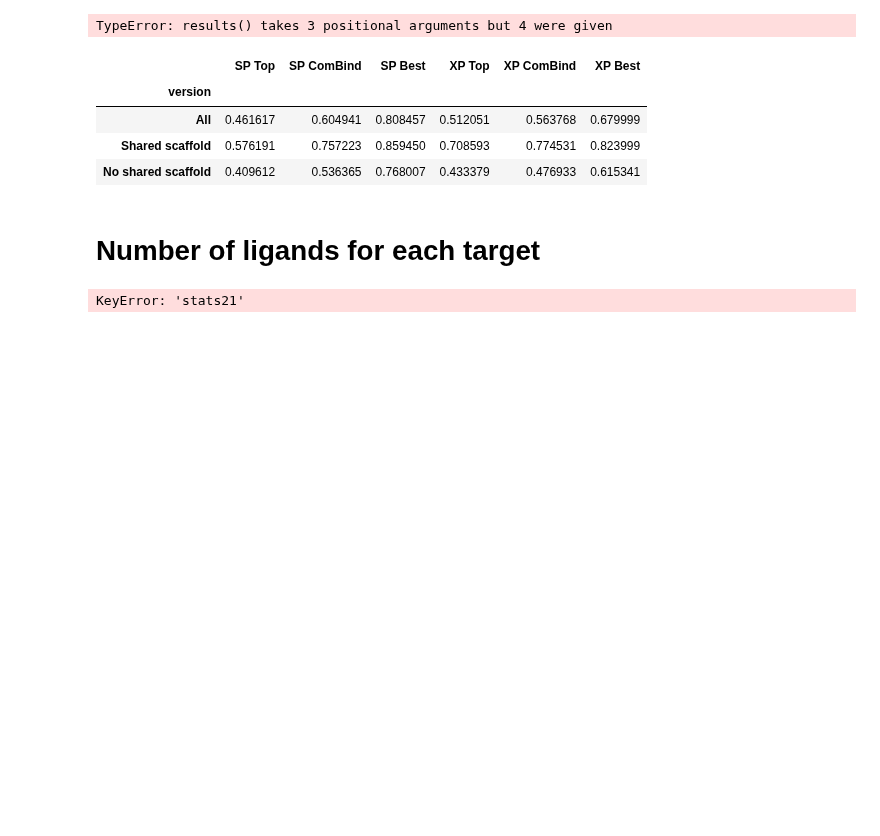
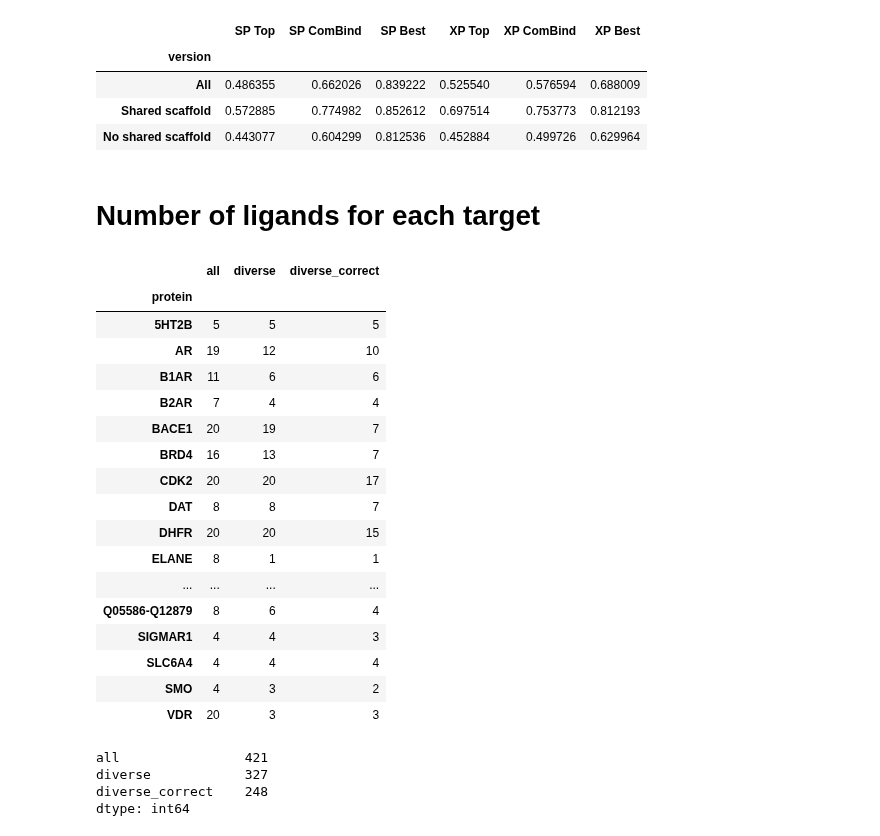
Before and after one commit to orangese/combind_multistruct_benchmarking, a Jupyter notebook: notebooks/paper/docking_performance_table.ipynb, the cells around one changed output. Saved outputs shown, nothing was run; the diff lists cells and outputs as text; code cells hidden in the pictures; blank space fills up the shorter version.

```diff
--- a/notebooks/paper/docking_performance_table.ipynb
+++ b/notebooks/paper/docking_performance_table.ipynb
@@ -43,43 +34,59 @@ def results(mcss_func, name, aggregate):
     family.set_index(['version', 'family'], inplace = True)
     return drug_average(family)
 # %%
-pd.concat([results(lambda x: x > -1, 'All', 'target', mcss),
-           results(lambda x: x >= 0.5, 'Shared scaffold', 'target'),
-           results(lambda x: x < 0.5, 'No shared scaffold', 'target')])
+pd.concat([results(lambda x: x > -1, 'All'),
+           results(lambda x: x >= 0.5, 'Shared scaffold'),
+           results(lambda x: x < 0.5, 'No shared scaffold')])
 # %% [output]
-TypeError: results() takes 3 positional arguments but 4 were given
+|  | SP Top | SP ComBind | SP Best | XP Top | XP ComBind | XP Best |
+| version |  |  |  |  |  |  |
+| All | 0.486355 | 0.662026 | 0.839222 | 0.525540 | 0.576594 | 0.688009 |
+| Shared scaffold | 0.572885 | 0.774982 | 0.852612 | 0.697514 | 0.753773 | 0.812193 |
+| No shared scaffold | 0.443077 | 0.604299 | 0.812536 | 0.452884 | 0.499726 | 0.629964 |
-# %%
-pd.concat([results(lambda x: x > -1, 'All', 'ligand'),
-           results(lambda x: x >= 0.5, 'Shared scaffold', 'ligand'),
-           results(lambda x: x < 0.5, 'No shared scaffold', 'ligand')])
-# %% [output]
-|  | SP Top | SP ComBind | SP Best | XP Top | XP ComBind | XP Best |
-| version |  |  |  |  |  |  |
-| All | 0.461617 | 0.604941 | 0.808457 | 0.512051 | 0.563768 | 0.679999 |
-| Shared scaffold | 0.576191 | 0.757223 | 0.859450 | 0.708593 | 0.774531 | 0.823999 |
-| No shared scaffold | 0.409612 | 0.536365 | 0.768007 | 0.433379 | 0.476933 | 0.615341 |
 # %% [markdown]
 # Number of ligands for each target
 # %%
-data = pd.concat(load(version, helpers, mcss) for version in [sp, xp])
+data = get_data('pdb', 'sp', False)
 data = add_correct(data, thresh = 2.0)
 
-all_ligands = data.xs(('stats21', 'pdb', 'standard', 0, 'mcss_contact_hbond_sb', 1.0),
+all_ligands = data.xs(('sp', 'pdb', 'standard', 0, 'mcss_contact_hbond_sb', 1.0),
                   level=('version', 'helpers', 'mode', 'n_ligs', 'features', 'alpha'))
 
-diverse = data[data.mcss < 0.5].xs(('stats21', 'pdb', 'standard', 0, 'mcss_contact_hbond_sb', 1.0),
+diverse = data[data.mcss < 0.5].xs(('sp', 'pdb', 'standard', 0, 'mcss_contact_hbond_sb', 1.0),
                   level=('version', 'helpers', 'mode', 'n_ligs', 'features', 'alpha'))
 
 diverse_correct = data[(data.mcss < 0.5) & data.best_correct].xs(
-                    ('stats21', 'pdb', 'standard', 0, 'mcss_contact_hbond_sb', 1.0),
+                    ('sp', 'pdb', 'standard', 0, 'mcss_contact_hbond_sb', 1.0),
                      level=('version', 'helpers', 'mode', 'n_ligs', 'features', 'alpha'))
 
 df = pd.DataFrame()
 df['all'] = all_ligands.groupby(level='protein').count().iloc[:, 0]
 df['diverse'] = diverse.groupby(level='protein').count().iloc[:, 0]
 df['diverse_correct'] = diverse_correct.groupby(level='protein').count().iloc[:, 0]
 df
 # %% [output]
-KeyError: 'stats21'
+|  | all | diverse | diverse_correct |
+| protein |  |  |  |
+| 5HT2B | 5 | 5 | 5 |
+| AR | 19 | 12 | 10 |
+| B1AR | 11 | 6 | 6 |
+| B2AR | 7 | 4 | 4 |
+| BACE1 | 20 | 19 | 7 |
+| BRD4 | 16 | 13 | 7 |
+| CDK2 | 20 | 20 | 17 |
+| DAT | 8 | 8 | 7 |
+| DHFR | 20 | 20 | 15 |
+| ELANE | 8 | 1 | 1 |
+| ... | ... | ... | ... |
+| Q05586-Q12879 | 8 | 6 | 4 |
+| SIGMAR1 | 4 | 4 | 3 |
+| SLC6A4 | 4 | 4 | 4 |
+| SMO | 4 | 3 | 2 |
+| VDR | 20 | 3 | 3 |
 # %%
 df.sum()
+# %% [output]
+all                421
+diverse            327
+diverse_correct    248
+dtype: int64
```
Also changed, not shown: parts of 1 cell of this notebook, 34 other files.
